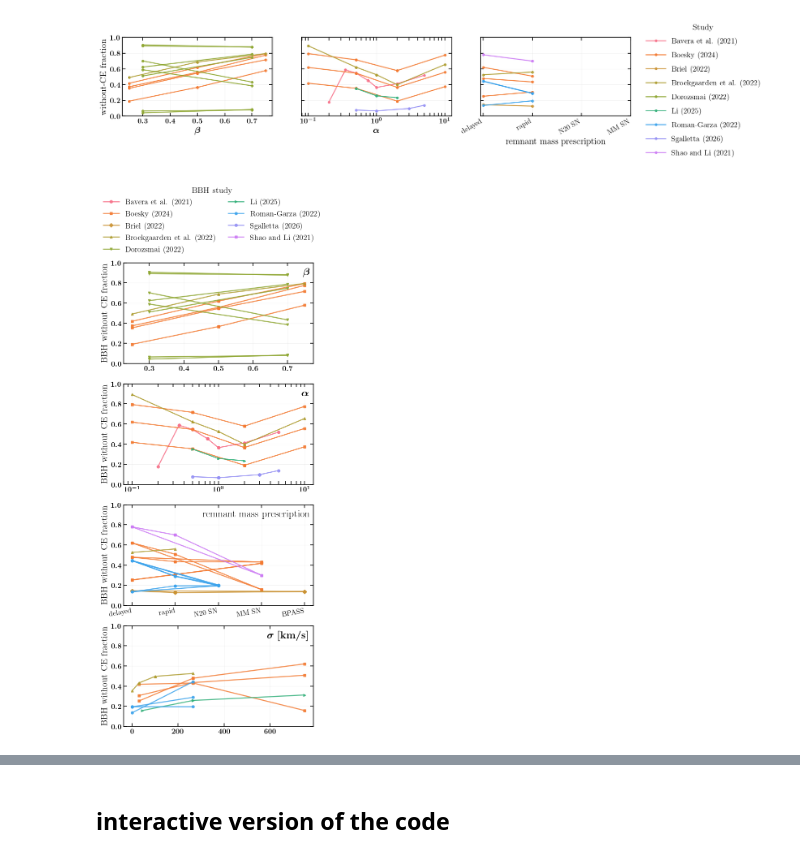
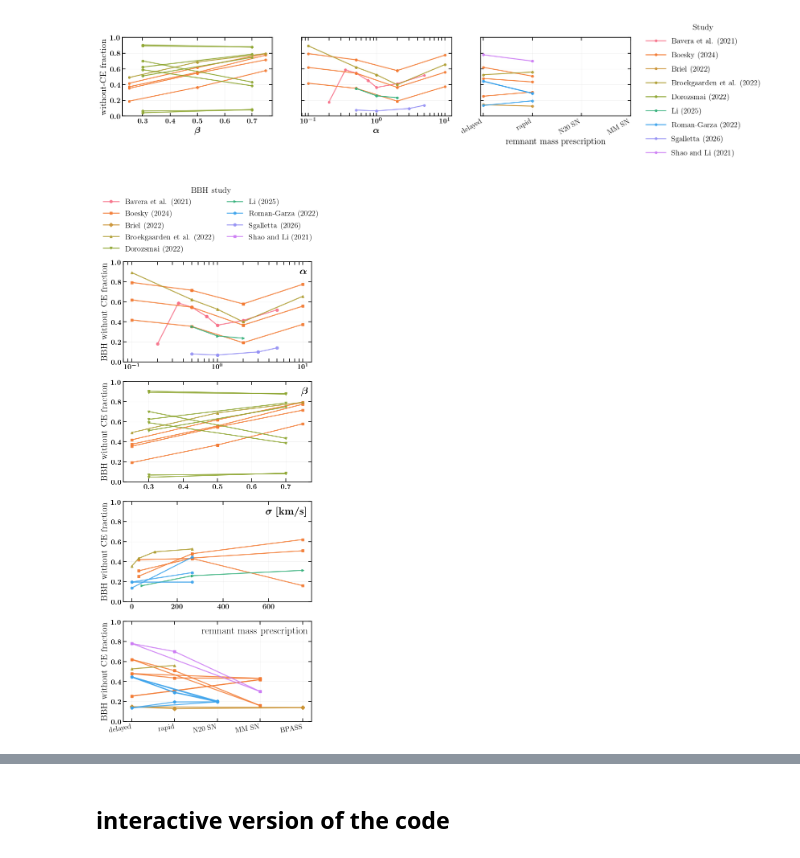
Before and after one commit to FloorBroekgaarden/Rates_of_Formation_Channels, a Jupyter notebook: plottingCode/All_Figures/Figure_9_parameter_xaxis_plot.ipynb, the cells around one changed output, grey strips where cells are left out. Drawn from its saved outputs; the diff is of its cells as text; code cells hidden in the pictures.

```diff
--- a/plottingCode/All_Figures/Figure_9_parameter_xaxis_plot.ipynb
+++ b/plottingCode/All_Figures/Figure_9_parameter_xaxis_plot.ipynb
@@ -797,29 +797,29 @@ def plot_withoutCE_fraction_vs_parameters_static(
 # %%
 path = path_to_file
 DCOlabel = "BH-BH"
 
 fig = plot_withoutCE_fraction_vs_parameters_static(
     path_to_file=path,
-    parameters=[r"$\beta$", r"$\alpha$", "remnant mass prescription", r"$\sigma$"],
+    parameters=[ r"$\alpha$", r"$\beta$",  r"$\sigma$", "remnant mass prescription"],
     DCOlabel=DCOlabel,
     ncols=1,
     palette_name="husl",
     parameter_map={
         r"$\beta$": "beta",
         r"$\alpha$": "alpha",
         "remnant mass prescription": "supernova",
         r"$\sigma$": "sigma",
     },
     category_orders={
         "remnant mass prescription": ["delayed", "rapid", "N20 SN", "MM SN"]
     },
     alpha_logx=True,
 )
 
 fig.savefig(
     f"Output_Figures/Fig9_{DCOlabel}_withoutCE_fraction_vs_parameters.pdf",
     bbox_inches="tight"
 )
 plt.show()
 # %% [output]
-[figure, old version]
+[figure, new version]
```
Also changed, not shown: parts of 7 cells of this notebook, 3 other files.
